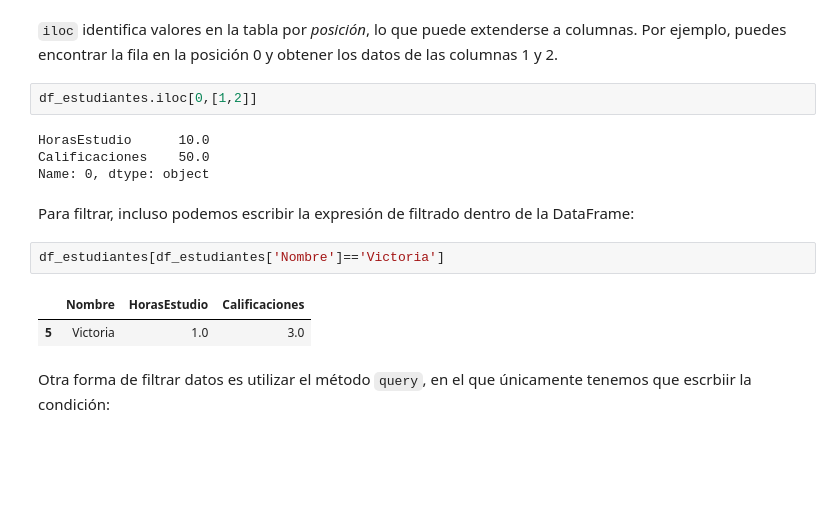
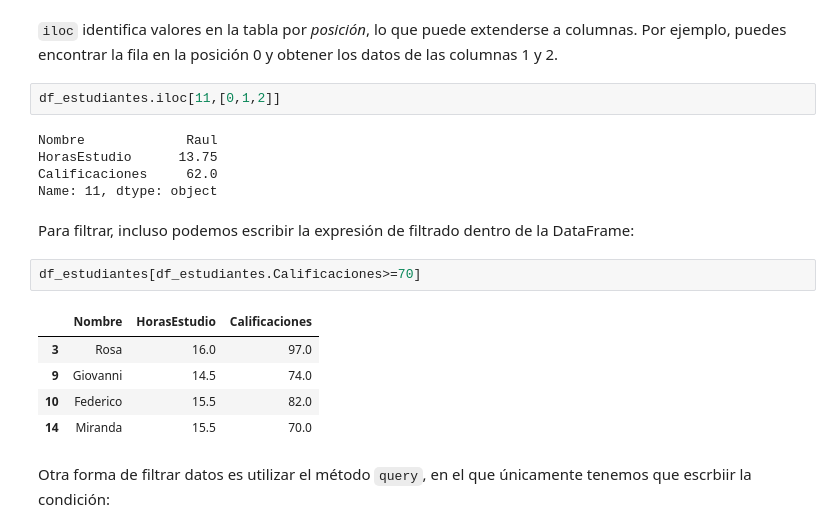
Before and after one commit to KZuleika/python-data-analysis, a Jupyter notebook: Notebooks/data_analysis.ipynb, the cells around one changed output. Saved outputs shown, nothing was run; the diff lists cells and outputs as text; blank space fills up the shorter version.

```diff
--- a/Notebooks/data_analysis.ipynb
+++ b/Notebooks/data_analysis.ipynb
@@ -178,18 +179,22 @@ Levanta tu mano y dinos cuál es :)
 # %% [markdown]
 ``iloc`` identifica valores en la tabla por *posición*, lo que puede extenderse a columnas. Por ejemplo, puedes encontrar la fila en la posición 0 y obtener los datos de las columnas 1 y 2.
 # %%
-df_estudiantes.iloc[0,[1,2]]
+df_estudiantes.iloc[11,[0,1,2]]
 # %% [output]
-HorasEstudio      10.0
-Calificaciones    50.0
-Name: 0, dtype: object
+Nombre             Raul
+HorasEstudio      13.75
+Calificaciones     62.0
+Name: 11, dtype: object
 # %% [markdown]
 Para filtrar, incluso podemos escribir la expresión de filtrado dentro de la DataFrame:
 # %%
-df_estudiantes[df_estudiantes['Nombre']=='Victoria']
+df_estudiantes[df_estudiantes.Calificaciones>=70]
 # %% [output]
 |  | Nombre | HorasEstudio | Calificaciones |
-| 5 | Victoria | 1.0 | 3.0 |
+| 3 | Rosa | 16.0 | 97.0 |
+| 9 | Giovanni | 14.5 | 74.0 |
+| 10 | Federico | 15.5 | 82.0 |
+| 14 | Miranda | 15.5 | 70.0 |
 # %% [markdown]
 Otra forma de filtrar datos es utilizar el método ``query``, en el que únicamente tenemos que escrbiir la condición:
 # %%
```
Also changed, not shown: parts of 4 cells of this notebook.
